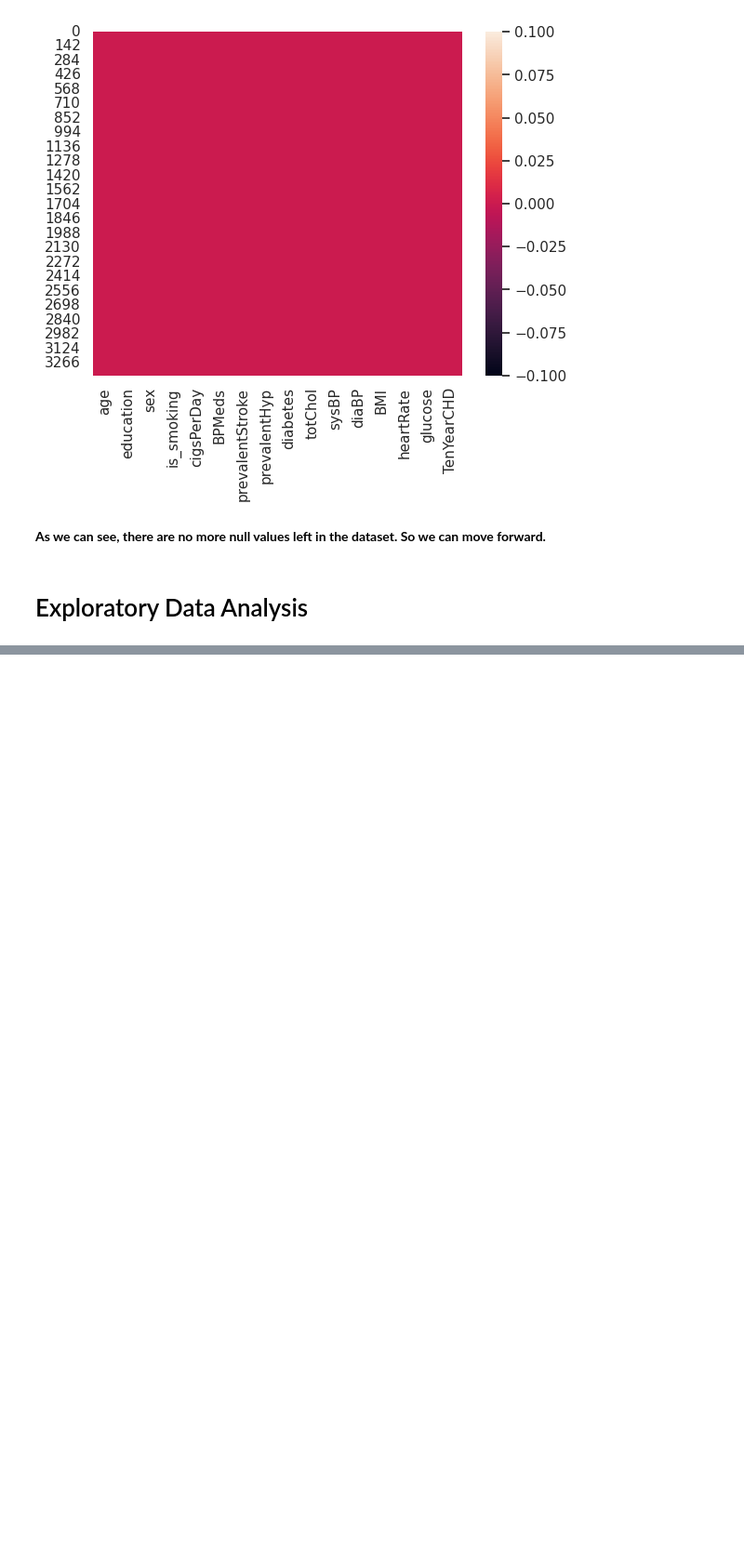
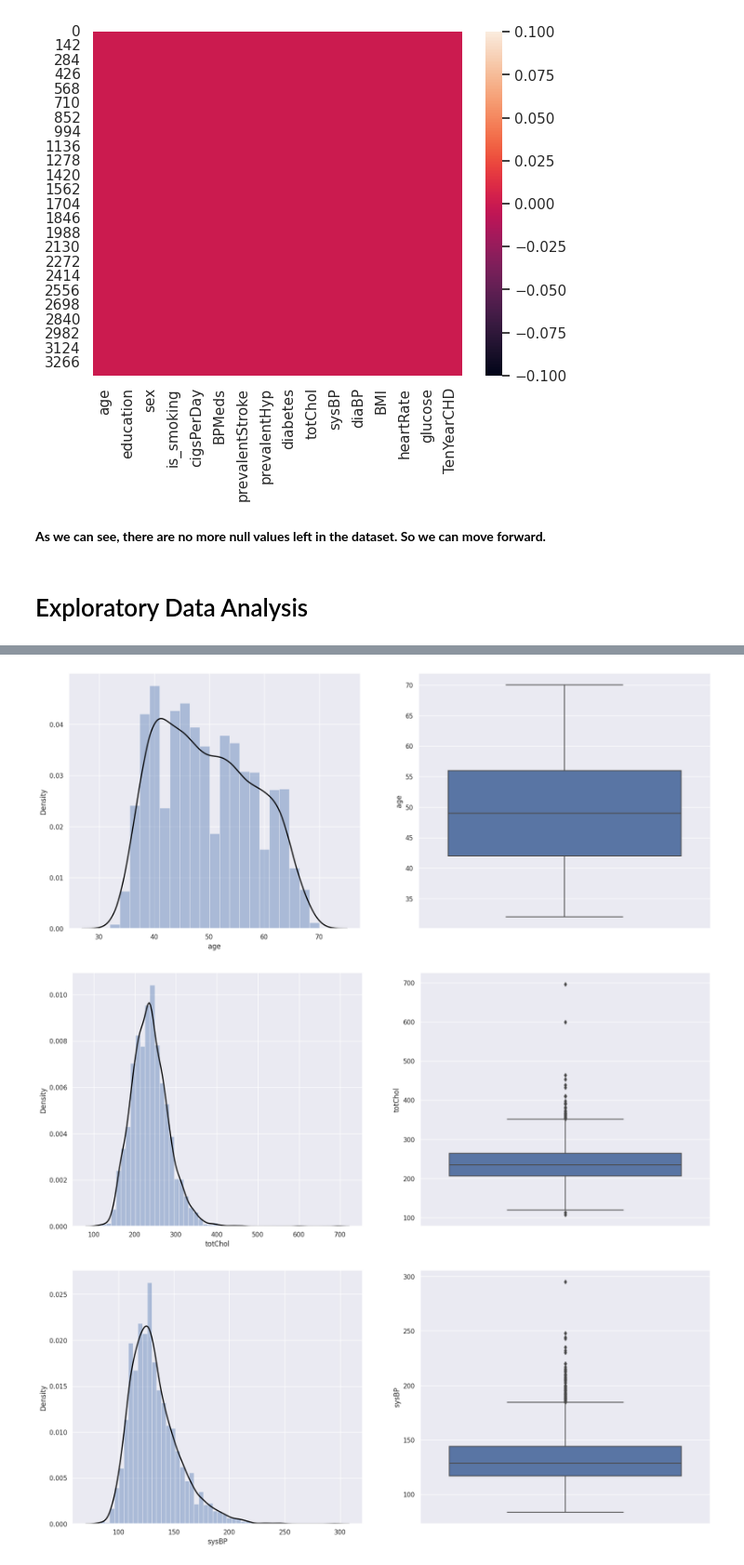
Before and after one commit to anasmalik081/Cardiovascular-Risk-Prediction-Capstone-Project, a Jupyter notebook: Individual_Notebook_Cardiovascular_Risk_Prediction_Capstone_Project.ipynb, the cells around one changed output, grey strips where cells are left out. Shown at 93% size. Cells and saved outputs as stored; diff of their text form; code cells hidden in the pictures; blank space fills up the shorter version.

```diff
--- a/Individual_Notebook_Cardiovascular_Risk_Prediction_Capstone_Project.ipynb
+++ b/Individual_Notebook_Cardiovascular_Risk_Prediction_Capstone_Project.ipynb
@@ -343,0 +363,21 @@ sns.heatmap(df.isnull())
+# %%
+# List of columns numerical in nature
+numerical_cols = ['age', 'totChol', 'sysBP', 'diaBP', 'BMI', 'heartRate', 'glucose']
+
+# List of columns categorical in nature
+categorical_cols = ['education', 'sex', 'is_smoking', 'cigsPerDay', 'BPMeds', 'prevalentStroke', 'prevalentHyp', 'diabetes']
+# %%
+# visualising the distribution of numerical columns
+sns.set()
+for col in numerical_cols:
+  plt.figure(figsize=(20, 8))
+  plt.subplot(1, 2, 1)                                                          # subplot 1
+  sns.distplot(df[col], kde_kws={'linewidth': 2, 'color': 'black'}, label=col)  # Distribution plot
+
+  plt.subplot(1, 2, 2)                                                          # Subplot 2
+  sns.boxplot(y=df[col])                                                        # Boxplot
+plt.show()
+# %% [output]
+[figure, added]
+[figure, added]
+[figure, added]
```
Also changed, not shown: parts of 8 cells of this notebook.
